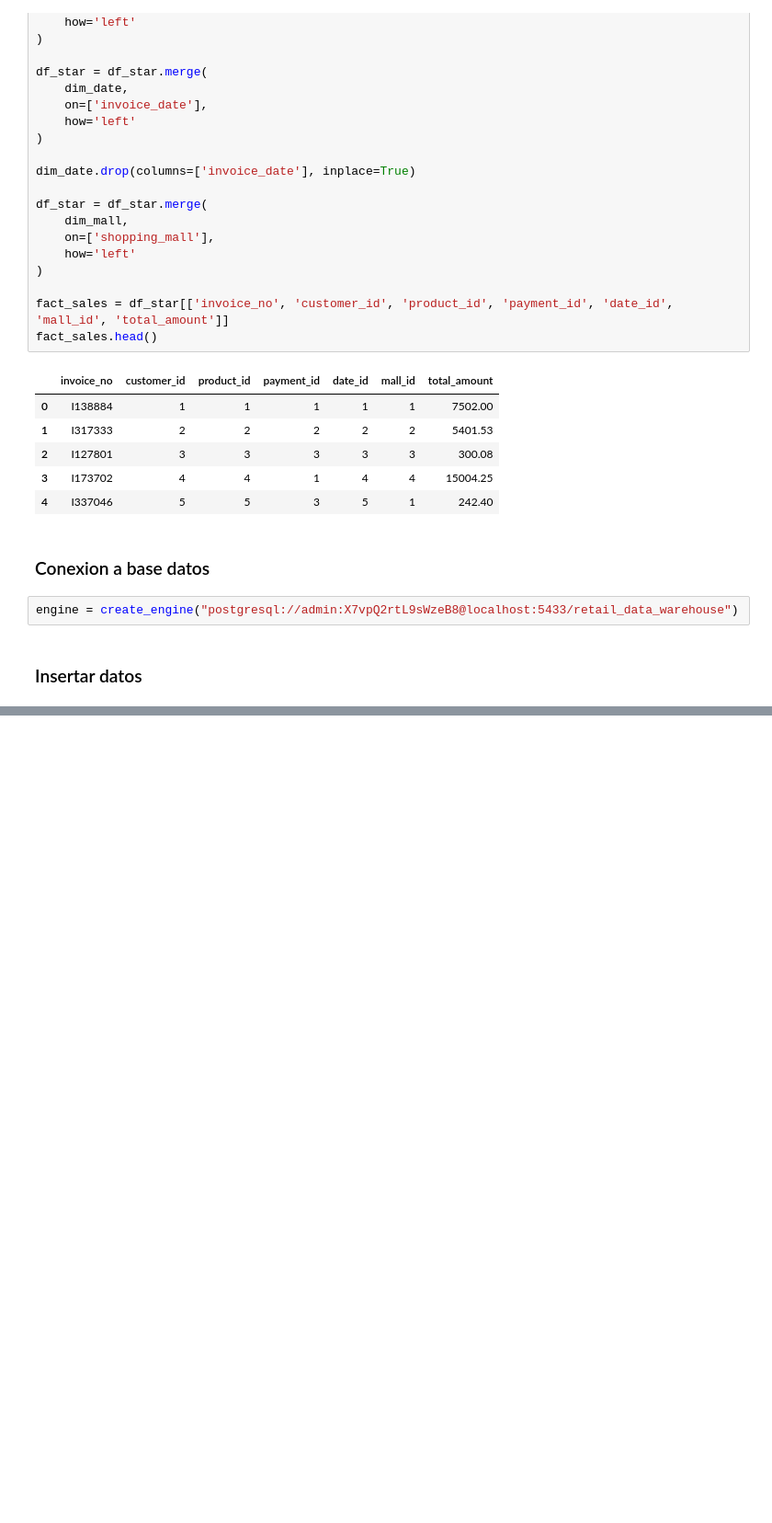
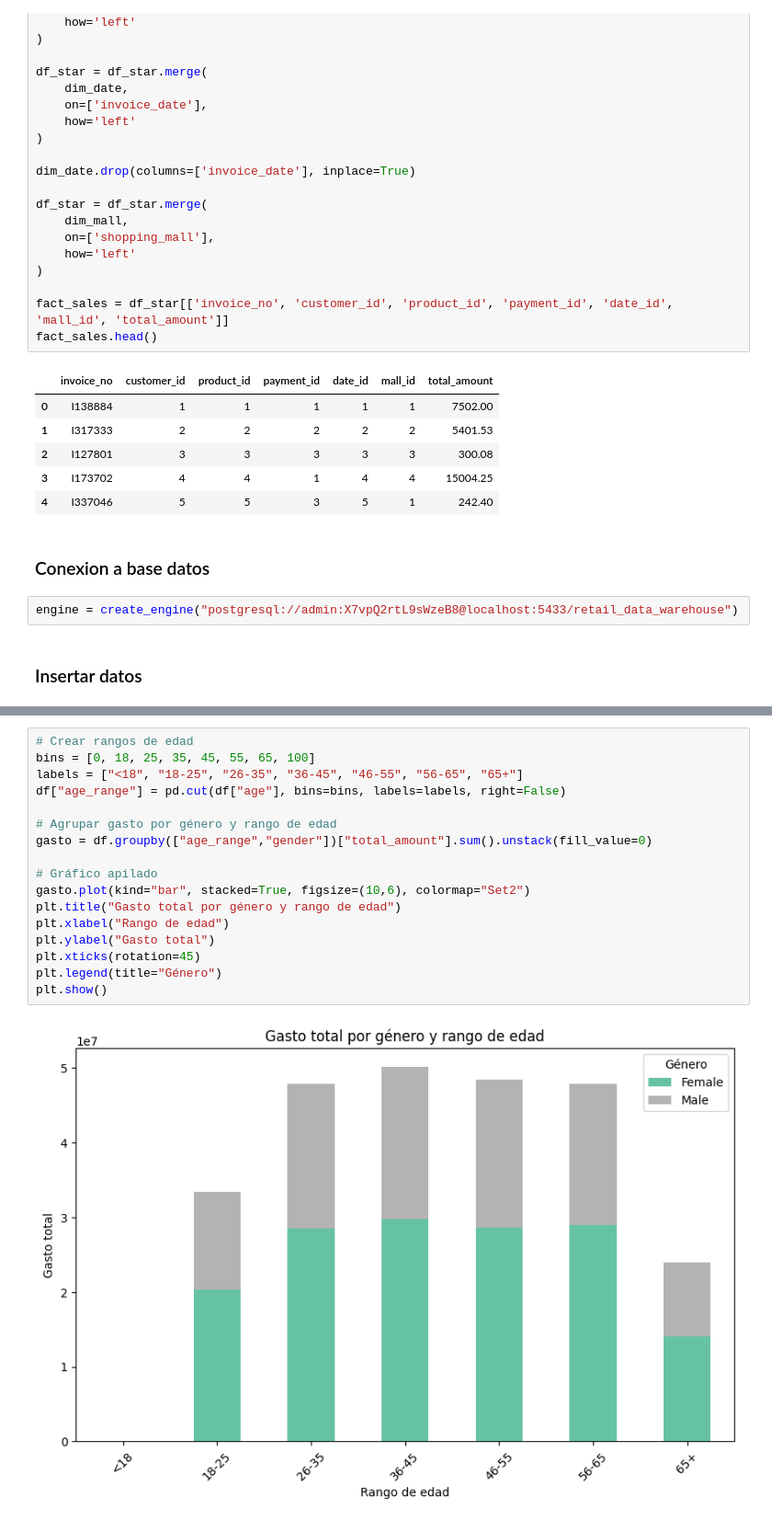
Before and after one commit to Jean-Carlos-L/retail-data-warehouse, a Jupyter notebook: index.ipynb, the cells around one changed output, grey strips where cells are left out. Shown: that part at 92% size. Saved outputs shown, nothing was run; the diff lists cells and outputs as text; blank space fills up the shorter version.

```diff
--- a/index.ipynb
+++ b/index.ipynb
@@ -277,0 +315,19 @@ fact_sales.to_sql('fact_sales', engine, if_exists='replace', index=False)
+# %%
+# Crear rangos de edad
+bins = [0, 18, 25, 35, 45, 55, 65, 100]
+labels = ["<18", "18-25", "26-35", "36-45", "46-55", "56-65", "65+"]
+df["age_range"] = pd.cut(df["age"], bins=bins, labels=labels, right=False)
+
+# Agrupar gasto por género y rango de edad
+gasto = df.groupby(["age_range","gender"])["total_amount"].sum().unstack(fill_value=0)
+
+# Gráfico apilado
+gasto.plot(kind="bar", stacked=True, figsize=(10,6), colormap="Set2")
+plt.title("Gasto total por género y rango de edad")
+plt.xlabel("Rango de edad")
+plt.ylabel("Gasto total")
+plt.xticks(rotation=45)
+plt.legend(title="Género")
+plt.show()
+# %% [output]
+[figure, added]
```
Also changed, not shown: parts of 21 cells of this notebook.
